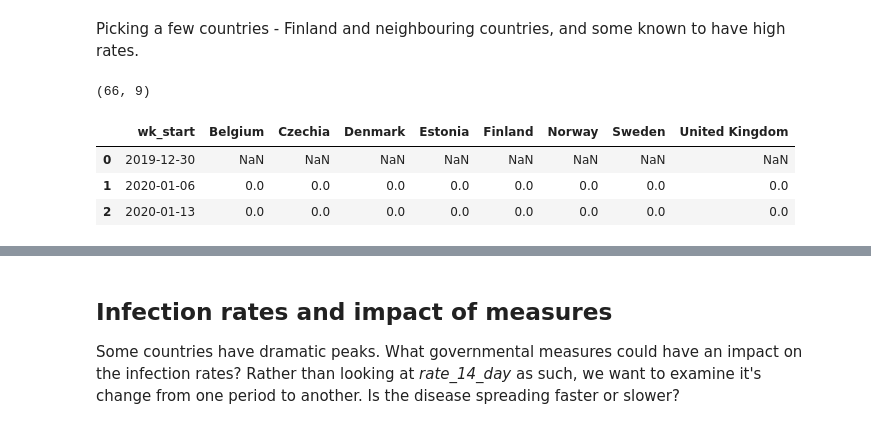
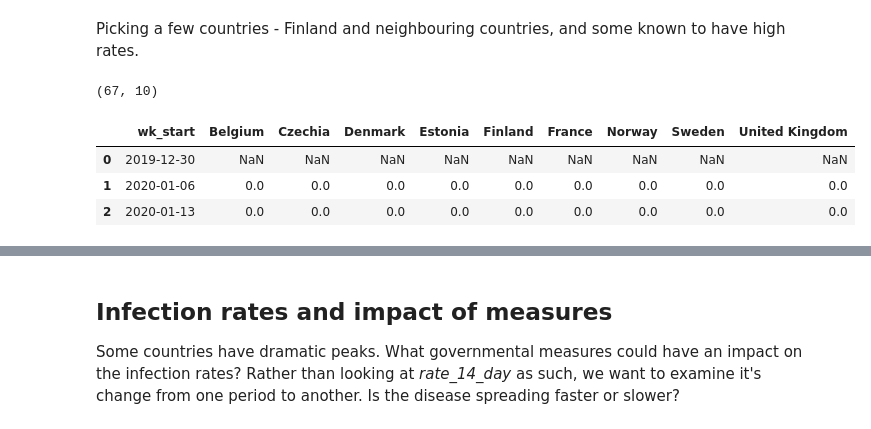
Before and after one commit to arto-pihlaja/cov19-exploration, a Jupyter notebook: Covid19Exploration.ipynb, the cells around one changed output, grey strips where cells are left out. Saved outputs shown, nothing was run; the diff lists cells and outputs as text; code cells hidden in the pictures.

```diff
--- a/Covid19Exploration.ipynb
+++ b/Covid19Exploration.ipynb
@@ -140,19 +142,20 @@ Picking a few countries - Finland and neighbouring countries, and some known to
 # %%
 country_comparison_df = pd.merge(country_comparison_df, eu_cases[eu_cases.country=="Belgium"].loc[:,["wk_start","rate_14_day"]], on="wk_start")
 country_comparison_df = pd.merge(country_comparison_df, eu_cases[eu_cases.country=="Czechia"].loc[:,["wk_start","rate_14_day"]], on="wk_start")
 country_comparison_df = pd.merge(country_comparison_df, eu_cases[eu_cases.country=="Denmark"].loc[:,["wk_start","rate_14_day"]], on="wk_start")
 country_comparison_df = pd.merge(country_comparison_df, eu_cases[eu_cases.country=="Estonia"].loc[:,["wk_start","rate_14_day"]], on="wk_start")
 country_comparison_df = pd.merge(country_comparison_df, eu_cases[eu_cases.country=="Finland"].loc[:,["wk_start","rate_14_day"]], on="wk_start")
+country_comparison_df = pd.merge(country_comparison_df, eu_cases[eu_cases.country=="France"].loc[:,["wk_start","rate_14_day"]], on="wk_start")
 country_comparison_df = pd.merge(country_comparison_df, eu_cases[eu_cases.country=="Norway"].loc[:,["wk_start","rate_14_day"]], on="wk_start")
 country_comparison_df = pd.merge(country_comparison_df, eu_cases[eu_cases.country=="Sweden"].loc[:,["wk_start","rate_14_day"]], on="wk_start")
 country_comparison_df = pd.merge(country_comparison_df, eu_cases[eu_cases.country=="United Kingdom"].loc[:,["wk_start","rate_14_day"]], on="wk_start")
-country_comparison_df.columns=["wk_start", "Belgium", "Czechia", "Denmark", "Estonia", "Finland", "Norway", "Sweden", "United Kingdom"]
+country_comparison_df.columns=["wk_start", "Belgium", "Czechia", "Denmark", "Estonia", "Finland", "France", "Norway", "Sweden", "United Kingdom"]
 print(country_comparison_df.shape)
 country_comparison_df.head(3)
 # %% [output]
-(66, 9)
+(67, 10)
-|  | wk_start | Belgium | Czechia | Denmark | Estonia | Finland | Norway | Sweden | United Kingdom |
-| 0 | 2019-12-30 | NaN | NaN | NaN | NaN | NaN | NaN | NaN | NaN |
-| 1 | 2020-01-06 | 0.0 | 0.0 | 0.0 | 0.0 | 0.0 | 0.0 | 0.0 | 0.0 |
-| 2 | 2020-01-13 | 0.0 | 0.0 | 0.0 | 0.0 | 0.0 | 0.0 | 0.0 | 0.0 |
+|  | wk_start | Belgium | Czechia | Denmark | Estonia | Finland | France | Norway | Sweden | United Kingdom |
+| 0 | 2019-12-30 | NaN | NaN | NaN | NaN | NaN | NaN | NaN | NaN | NaN |
+| 1 | 2020-01-06 | 0.0 | 0.0 | 0.0 | 0.0 | 0.0 | 0.0 | 0.0 | 0.0 | 0.0 |
+| 2 | 2020-01-13 | 0.0 | 0.0 | 0.0 | 0.0 | 0.0 | 0.0 | 0.0 | 0.0 | 0.0 |
 # %%
```
Also changed, not shown: parts of 35 cells of this notebook, 1 other file.
